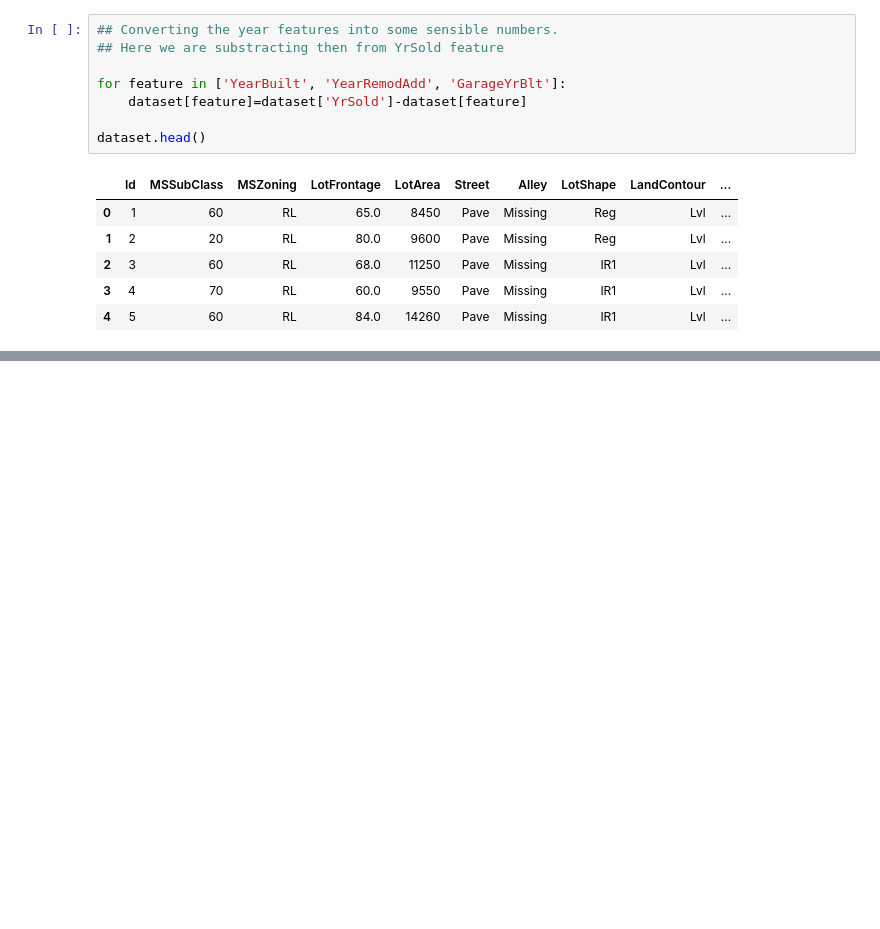
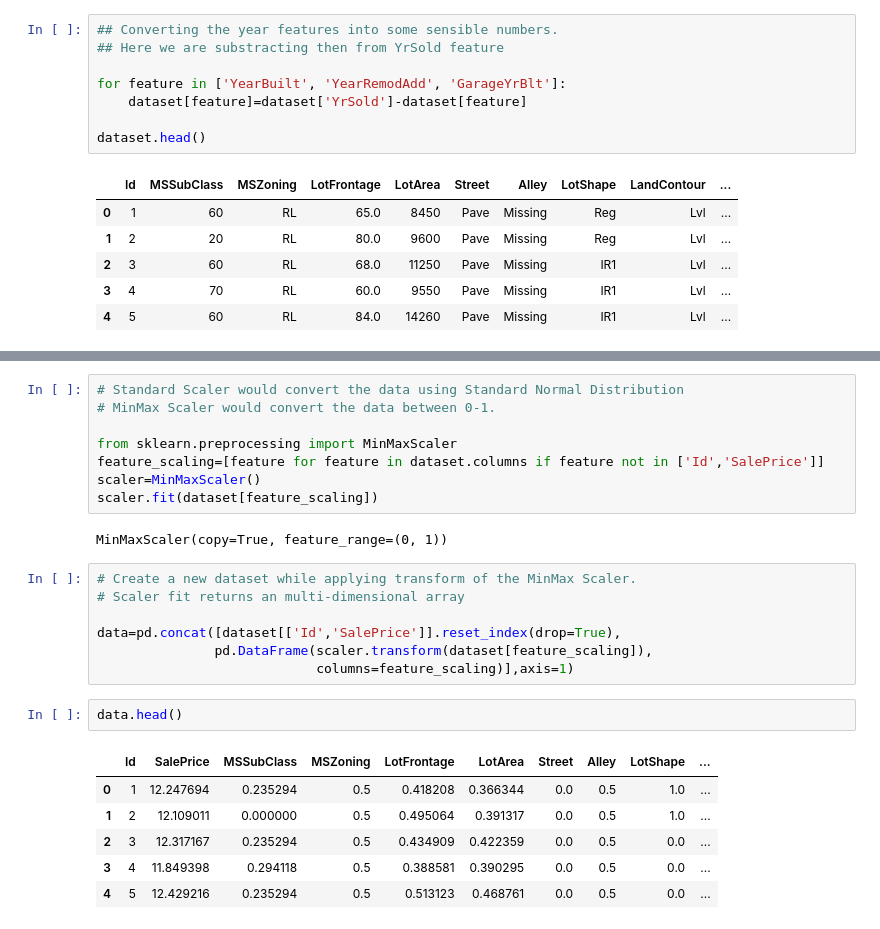
Before and after one commit to shashankbhagat/House-Price-Prediction, a Jupyter notebook: Feature_Engineering.ipynb, the cells around one changed output, grey strips where cells are left out. Saved outputs shown, nothing was run; the diff lists cells and outputs as text; blank space fills up the shorter version.

```diff
--- a/Feature_Engineering.ipynb
+++ b/Feature_Engineering.ipynb
@@ -171,0 +284,26 @@ dataset.head()
+# %%
+# Standard Scaler would convert the data using Standard Normal Distribution
+# MinMax Scaler would convert the data between 0-1.
+
+from sklearn.preprocessing import MinMaxScaler
+feature_scaling=[feature for feature in dataset.columns if feature not in ['Id','SalePrice']]
+scaler=MinMaxScaler()
+scaler.fit(dataset[feature_scaling])
+# %% [output]
+MinMaxScaler(copy=True, feature_range=(0, 1))
+# %%
+# Create a new dataset while applying transform of the MinMax Scaler.
+# Scaler fit returns an multi-dimensional array
+
+data=pd.concat([dataset[['Id','SalePrice']].reset_index(drop=True),
+               pd.DataFrame(scaler.transform(dataset[feature_scaling]),
+                            columns=feature_scaling)],axis=1)
+# %%
+data.head()
+# %% [output]
+|  | Id | SalePrice | MSSubClass | MSZoning | LotFrontage | LotArea | Street | Alley | LotShape | ... |
+| 0 | 1 | 12.247694 | 0.235294 | 0.5 | 0.418208 | 0.366344 | 0.0 | 0.5 | 1.0 | ... |
+| 1 | 2 | 12.109011 | 0.000000 | 0.5 | 0.495064 | 0.391317 | 0.0 | 0.5 | 1.0 | ... |
+| 2 | 3 | 12.317167 | 0.235294 | 0.5 | 0.434909 | 0.422359 | 0.0 | 0.5 | 0.0 | ... |
+| 3 | 4 | 11.849398 | 0.294118 | 0.5 | 0.388581 | 0.390295 | 0.0 | 0.5 | 0.0 | ... |
+| 4 | 5 | 12.429216 | 0.235294 | 0.5 | 0.513123 | 0.468761 | 0.0 | 0.5 | 0.0 | ... |
```
Also changed, not shown: parts of 12 cells of this notebook.
